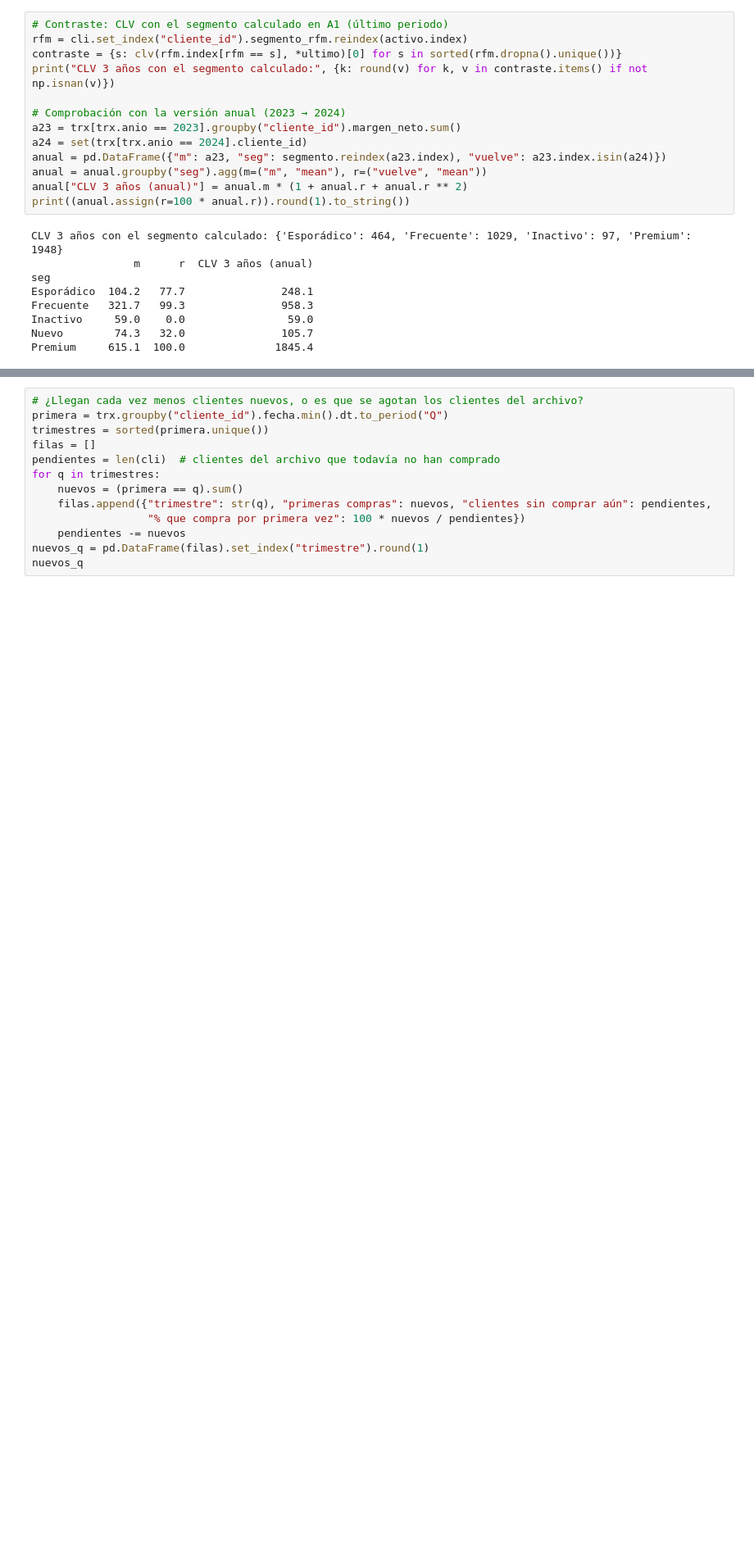
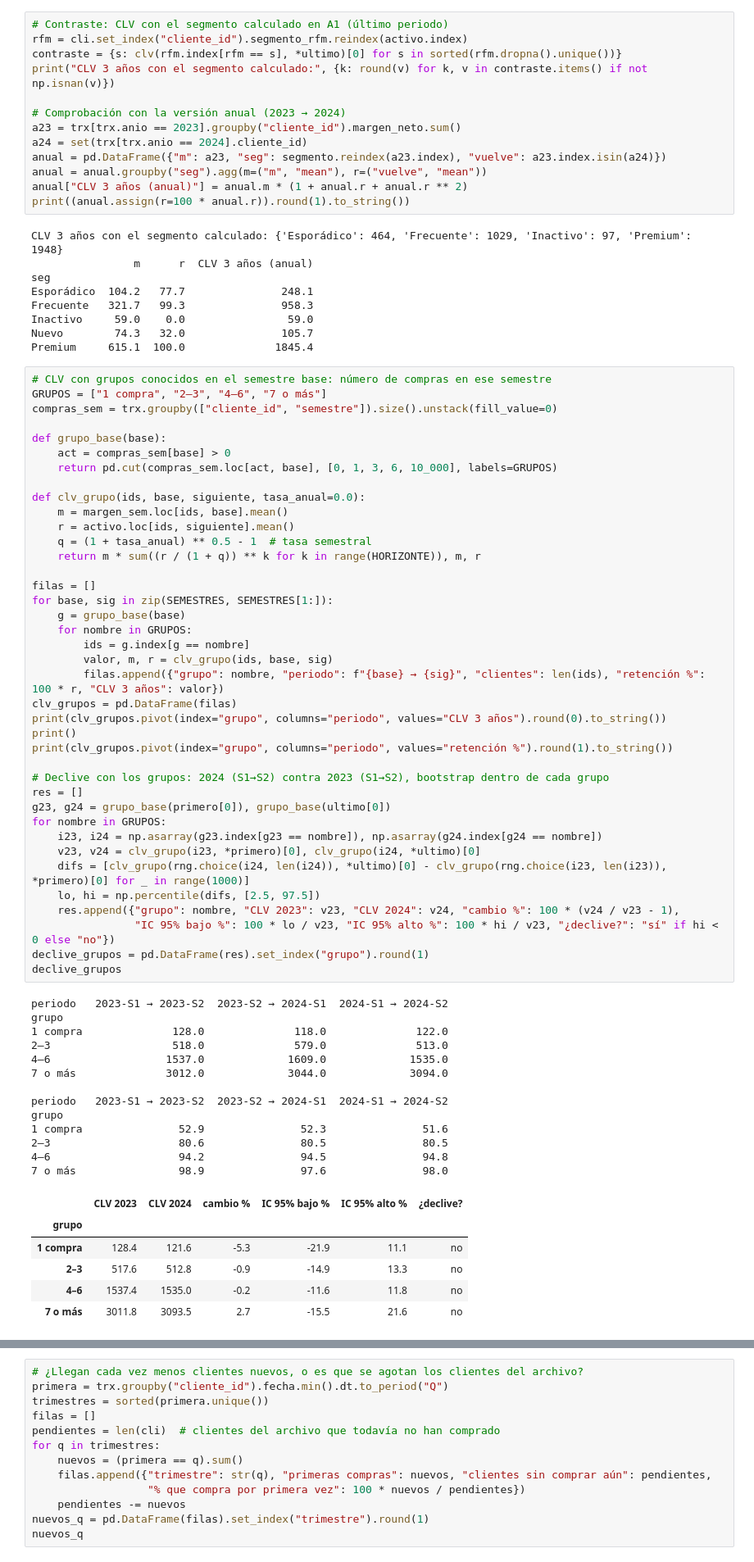
Before and after one commit to mathiascg05/retail-intelligence, a Jupyter notebook: notebooks/02_rentabilidad.ipynb, the cells around one changed output, grey strips where cells are left out. Shown at 82% size. Saved outputs shown, nothing was run; the diff lists cells and outputs as text; blank space fills up the shorter version.

```diff
--- a/notebooks/02_rentabilidad.ipynb
+++ b/notebooks/02_rentabilidad.ipynb
@@ -278,3 +307,62 @@ Frecuente   321.7   99.3               958.3
 Inactivo     59.0    0.0                59.0
 Nuevo        74.3   32.0               105.7
 Premium     615.1  100.0              1845.4
+# %%
+# CLV con grupos conocidos en el semestre base: número de compras en ese semestre
+GRUPOS = ["1 compra", "2–3", "4–6", "7 o más"]
+compras_sem = trx.groupby(["cliente_id", "semestre"]).size().unstack(fill_value=0)
+
+def grupo_base(base):
+    act = compras_sem[base] > 0
+    return pd.cut(compras_sem.loc[act, base], [0, 1, 3, 6, 10_000], labels=GRUPOS)
+
+def clv_grupo(ids, base, siguiente, tasa_anual=0.0):
+    m = margen_sem.loc[ids, base].mean()
+    r = activo.loc[ids, siguiente].mean()
+    q = (1 + tasa_anual) ** 0.5 - 1  # tasa semestral
+    return m * sum((r / (1 + q)) ** k for k in range(HORIZONTE)), m, r
+
+filas = []
+for base, sig in zip(SEMESTRES, SEMESTRES[1:]):
+    g = grupo_base(base)
+    for nombre in GRUPOS:
+        ids = g.index[g == nombre]
+        valor, m, r = clv_grupo(ids, base, sig)
+        filas.append({"grupo": nombre, "periodo": f"{base} → {sig}", "clientes": len(ids), "retención %": 100 * r, "CLV 3 años": valor})
+clv_grupos = pd.DataFrame(filas)
+print(clv_grupos.pivot(index="grupo", columns="periodo", values="CLV 3 años").round(0).to_string())
+print()
+print(clv_grupos.pivot(index="grupo", columns="periodo", values="retención %").round(1).to_string())
+
+# Declive con los grupos: 2024 (S1→S2) contra 2023 (S1→S2), bootstrap dentro de cada grupo
+res = []
+g23, g24 = grupo_base(primero[0]), grupo_base(ultimo[0])
+for nombre in GRUPOS:
+    i23, i24 = np.asarray(g23.index[g23 == nombre]), np.asarray(g24.index[g24 == nombre])
+    v23, v24 = clv_grupo(i23, *primero)[0], clv_grupo(i24, *ultimo)[0]
+    difs = [clv_grupo(rng.choice(i24, len(i24)), *ultimo)[0] - clv_grupo(rng.choice(i23, len(i23)), *primero)[0] for _ in range(1000)]
+    lo, hi = np.percentile(difs, [2.5, 97.5])
+    res.append({"grupo": nombre, "CLV 2023": v23, "CLV 2024": v24, "cambio %": 100 * (v24 / v23 - 1),
+                "IC 95% bajo %": 100 * lo / v23, "IC 95% alto %": 100 * hi / v23, "¿declive?": "sí" if hi < 0 else "no"})
+declive_grupos = pd.DataFrame(res).set_index("grupo").round(1)
+declive_grupos
+# %% [output]
+periodo   2023-S1 → 2023-S2  2023-S2 → 2024-S1  2024-S1 → 2024-S2
+grupo
+1 compra              128.0              118.0              122.0
+2–3                   518.0              579.0              513.0
+4–6                  1537.0             1609.0             1535.0
+7 o más              3012.0             3044.0             3094.0
+
+periodo   2023-S1 → 2023-S2  2023-S2 → 2024-S1  2024-S1 → 2024-S2
+grupo
+1 compra               52.9               52.3               51.6
+2–3                    80.6               80.5               80.5
+4–6                    94.2               94.5               94.8
+7 o más                98.9               97.6               98.0
+|  | CLV 2023 | CLV 2024 | cambio % | IC 95% bajo % | IC 95% alto % | ¿declive? |
+| grupo |  |  |  |  |  |  |
+| 1 compra | 128.4 | 121.6 | -5.3 | -21.9 | 11.1 | no |
+| 2–3 | 517.6 | 512.8 | -0.9 | -14.9 | 13.3 | no |
+| 4–6 | 1537.4 | 1535.0 | -0.2 | -11.6 | 11.8 | no |
+| 7 o más | 3011.8 | 3093.5 | 2.7 | -15.5 | 21.6 | no |
```
Also changed, not shown: parts of 11 cells of this notebook, 3 other files.
